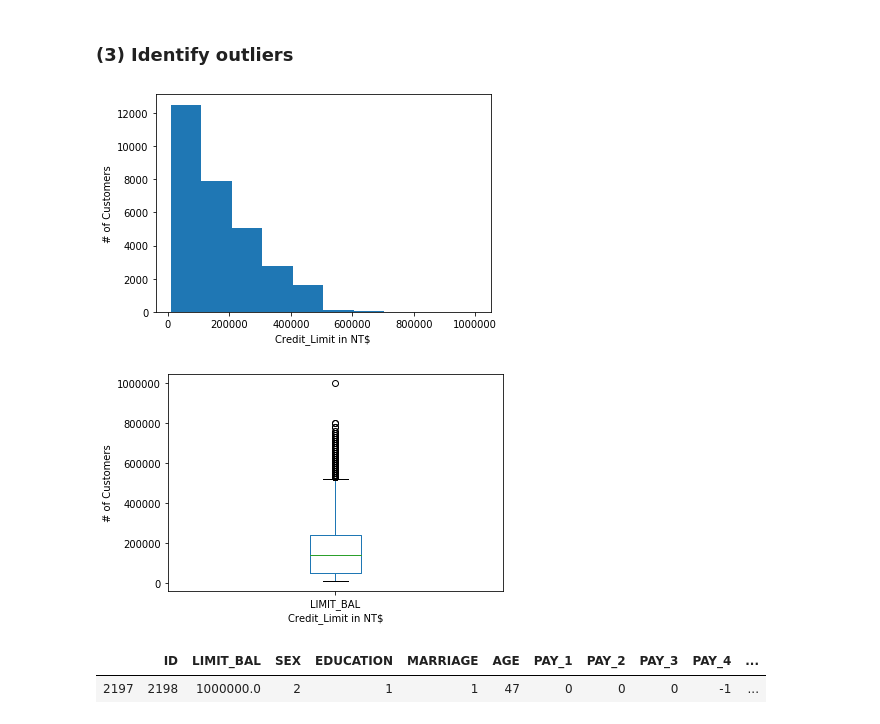
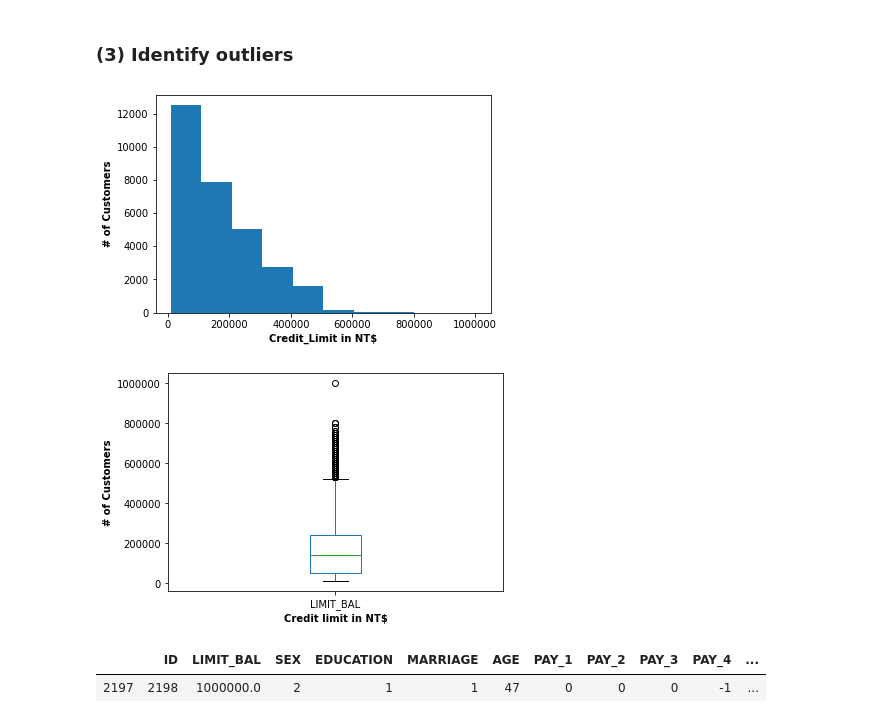
Before and after one commit to Hamrita/credit-card-default-prediction, a Jupyter notebook: EDA/credit_card_default_analysis.ipynb, the cells around one changed output. Drawn from its saved outputs; the diff is of its cells as text; code cells hidden in the pictures.

```diff
--- a/EDA/credit_card_default_analysis.ipynb
+++ b/EDA/credit_card_default_analysis.ipynb
@@ -196,20 +196,20 @@ No duplicate IDs
 # Use histogram to view the distribution of credit limit
 
 plt.hist(df["LIMIT_BAL"])
-plt.xlabel('Credit_Limit in NT$')
-plt.ylabel('# of Customers')
+plt.xlabel('Credit_Limit in NT$', fontweight='bold')
+plt.ylabel('# of Customers', fontweight='bold')
 plt.show()
 # %% [output]
-[figure, old version]
+[figure, new version]
 # %%
 # Use boxplot to identify any outlier in credit limit
 
 df["LIMIT_BAL"].plot(kind="box")
-plt.xlabel('Credit_Limit in NT$')
-plt.ylabel('# of Customers')
+plt.xlabel('Credit limit in NT$', fontweight='bold')
+plt.ylabel('# of Customers', fontweight='bold')
 plt.show()
 # %% [output]
-[figure, old version]
+[figure, new version]
 # %%
 # Take a close look at the outlier
 # The observations from other columns indicate that this was just a customer who has an excellent payment history
```
Also changed, not shown: parts of 29 cells of this notebook.
